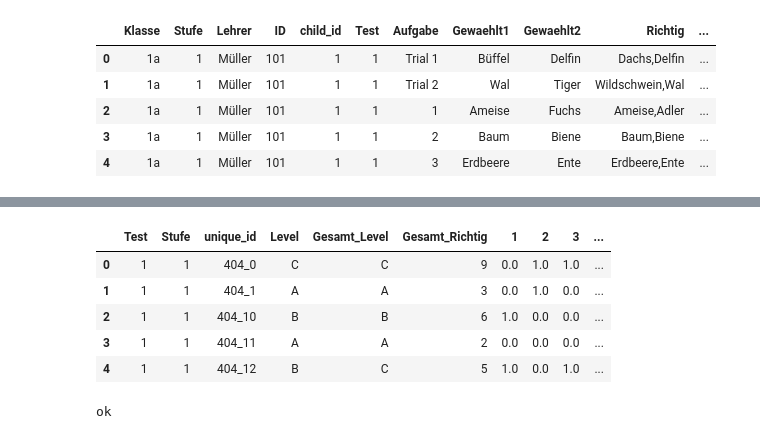
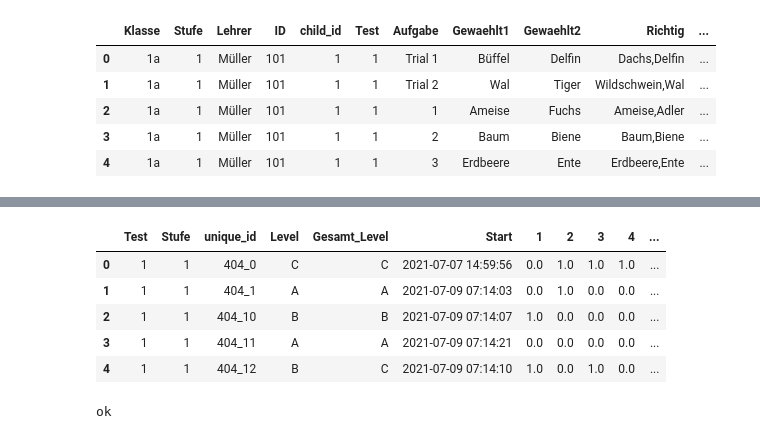
Before and after one commit to imkeines/tiria_data, a Jupyter notebook: papermill_out.ipynb, the cells around one changed output, grey strips where cells are left out. Cells and saved outputs as stored; diff of their text form; code cells hidden in the pictures.

```diff
--- a/papermill_out.ipynb
+++ b/papermill_out.ipynb
@@ -52,17 +52,17 @@ data.head()
 | 1836 | 303_0 | Fuchsbande | 2 | Cordula Wuttke | 303 | 0 | 1 | 5 | Gras | Giraffe | ... |
 # %%
 data['idx'] = data.groupby('unique_id').cumcount()
-data = data.pivot_table(index=['Test', 'Stufe', "unique_id", 'Level', 'Gesamt_Level', 'Gesamt_Richtig'],
+data = data.pivot_table(index=['Test', 'Stufe', "unique_id", 'Level', 'Gesamt_Level', 'Start'],
                     columns='Aufgabe',
                     values='Ergebnis').reset_index()
 
 data = pd.DataFrame(data.to_records())
 data = data.drop(columns=['index'])
 data.head()
 # %% [output]
-|  | Test | Stufe | unique_id | Level | Gesamt_Level | Gesamt_Richtig | 1 | 2 | 3 | ... |
-| 0 | 1 | 1 | 404_0 | C | C | 9 | 0.0 | 1.0 | 1.0 | ... |
-| 1 | 1 | 1 | 404_1 | A | A | 3 | 0.0 | 1.0 | 0.0 | ... |
-| 2 | 1 | 1 | 404_10 | B | B | 6 | 1.0 | 0.0 | 0.0 | ... |
-| 3 | 1 | 1 | 404_11 | A | A | 2 | 0.0 | 0.0 | 0.0 | ... |
-| 4 | 1 | 1 | 404_12 | B | C | 5 | 1.0 | 0.0 | 1.0 | ... |
+|  | Test | Stufe | unique_id | Level | Gesamt_Level | Start | 1 | 2 | 3 | 4 | ... |
+| 0 | 1 | 1 | 404_0 | C | C | 2021-07-07 14:59:56 | 0.0 | 1.0 | 1.0 | 1.0 | ... |
+| 1 | 1 | 1 | 404_1 | A | A | 2021-07-09 07:14:03 | 0.0 | 1.0 | 0.0 | 0.0 | ... |
+| 2 | 1 | 1 | 404_10 | B | B | 2021-07-09 07:14:07 | 1.0 | 0.0 | 0.0 | 0.0 | ... |
+| 3 | 1 | 1 | 404_11 | A | A | 2021-07-09 07:14:21 | 0.0 | 0.0 | 0.0 | 0.0 | ... |
+| 4 | 1 | 1 | 404_12 | B | C | 2021-07-09 07:14:10 | 1.0 | 0.0 | 1.0 | 0.0 | ... |
```
Also changed, not shown: parts of 1 cell of this notebook, 3 other files.
